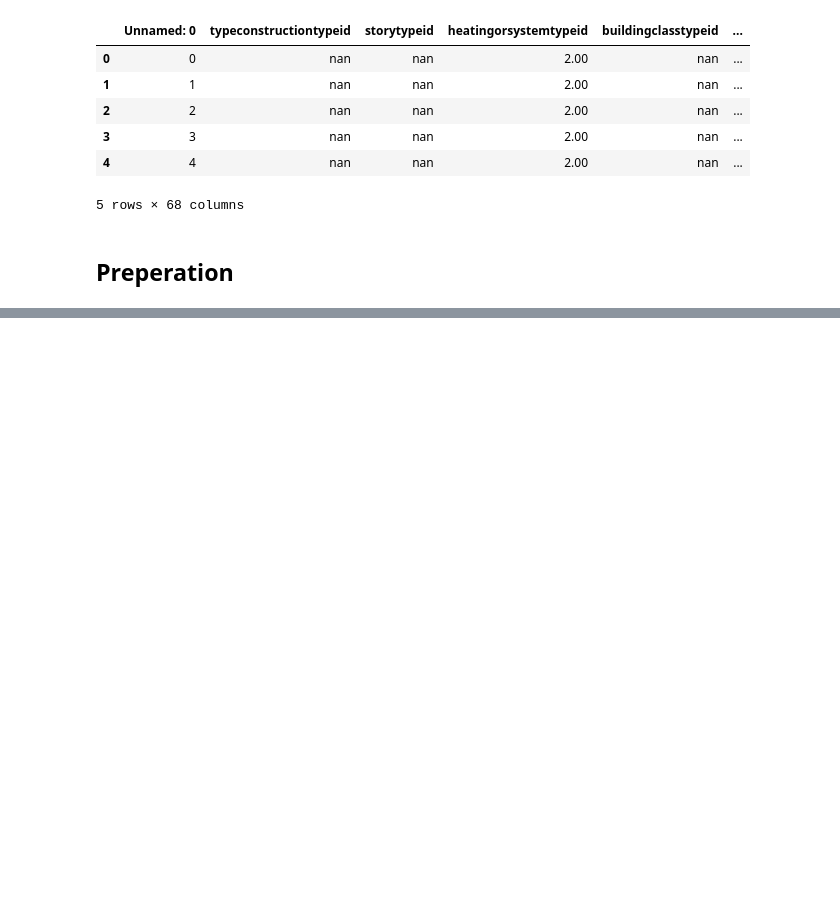
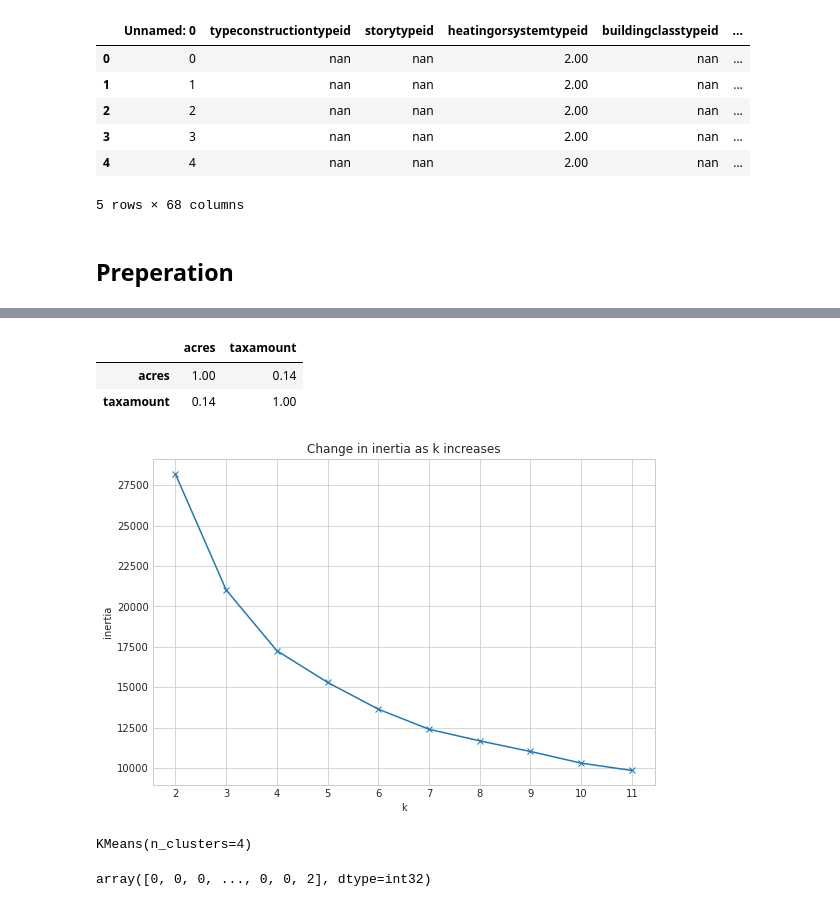
Before and after one commit to davidb-and-john/clustering-project, a Jupyter notebook: John/clustering_notebook.ipynb, the cells around one changed output, grey strips where cells are left out. Drawn from its saved outputs; the diff is of its cells as text; code cells hidden in the pictures; blank space fills up the shorter version.

Commit message:
worked on modeling

```diff
--- a/John/clustering_notebook.ipynb
+++ b/John/clustering_notebook.ipynb
@@ -51,5 +51,7 @@ df.head()
 5 rows × 68 columns
 # %% [markdown]
 ## Preperation
+# %%
+df = clean_zillow(df)
 # %%
 train, validate, test, X_train, y_train, X_validate, y_validate, X_test, y_test, train_scaled, validate_scaled, test_scaled = split_seperate_scale(df)
@@ -57,0 +162,2 @@ NameError: name 'train' is not defined
+# %%
+acres_tax = train_scaled
@@ -57,0 +177,17 @@ NameError: name 'train' is not defined
+# %%
+X.corr()
+# %% [output]
+|  | acres | taxamount |
+| acres | 1.00 | 0.14 |
+| taxamount | 0.14 | 1.00 |
+# %%
+#plot inertia vs k to choose k
+with plt.style.context('seaborn-whitegrid'):
+    plt.figure(figsize=(9, 6))
+    pd.Series({k: KMeans(k).fit(acres_tax).inertia_ for k in range(2, 12)}).plot(marker='x')
+    plt.xticks(range(2, 12))
+    plt.xlabel('k')
+    plt.ylabel('inertia')
+    plt.title('Change in inertia as k increases')
+# %% [output]
+[figure, added]
@@ -57,0 +200,12 @@ NameError: name 'train' is not defined
+# %%
+kmeans.fit(X)
+
+## fit the model to the fields you want to use in your model
+# %% [output]
+KMeans(n_clusters=4)
+# %%
+kmeans.predict(X)
+
+## make your predictions
+# %% [output]
+array([0, 0, 0, ..., 0, 0, 2], dtype=int32)
```
Also changed, not shown: parts of 53 cells of this notebook, 1 other file.
